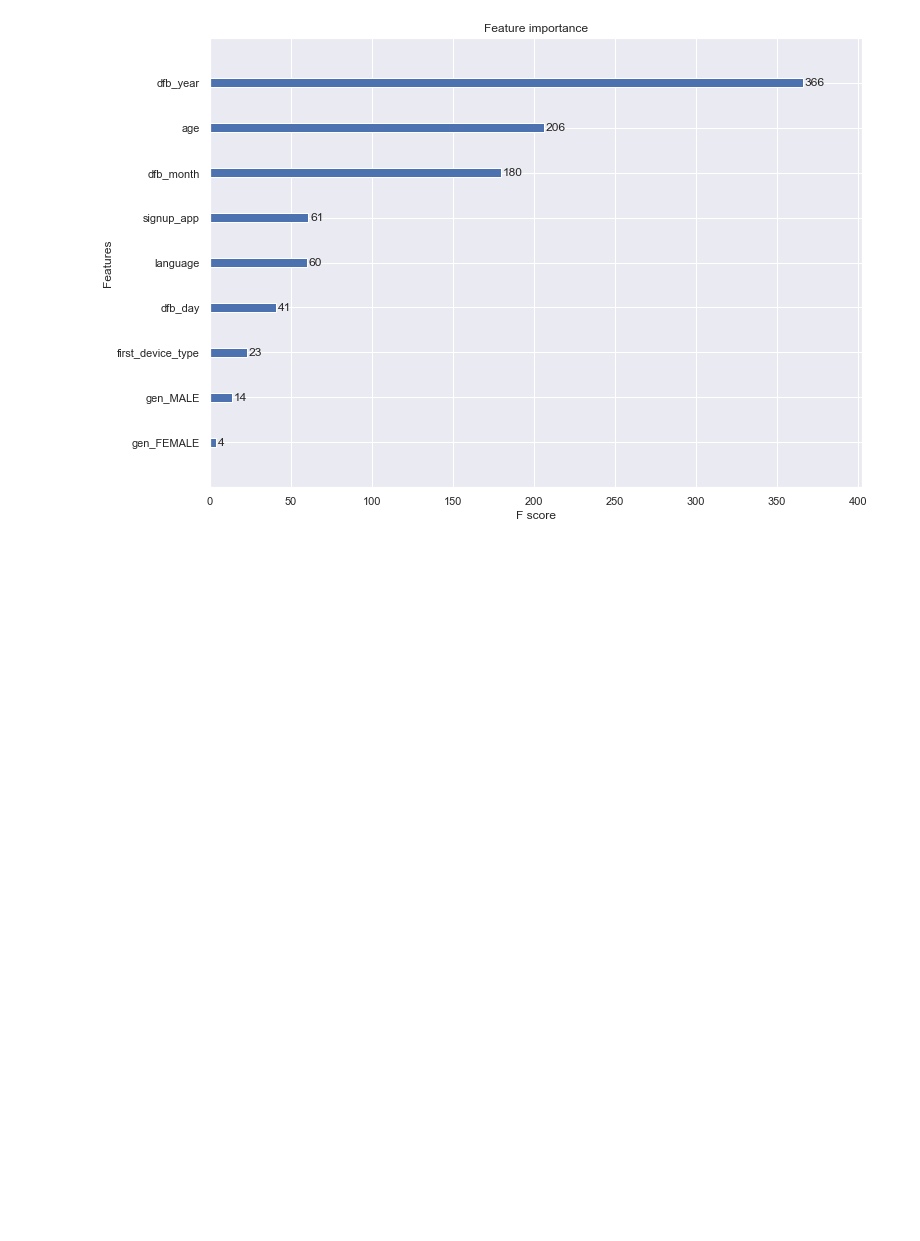
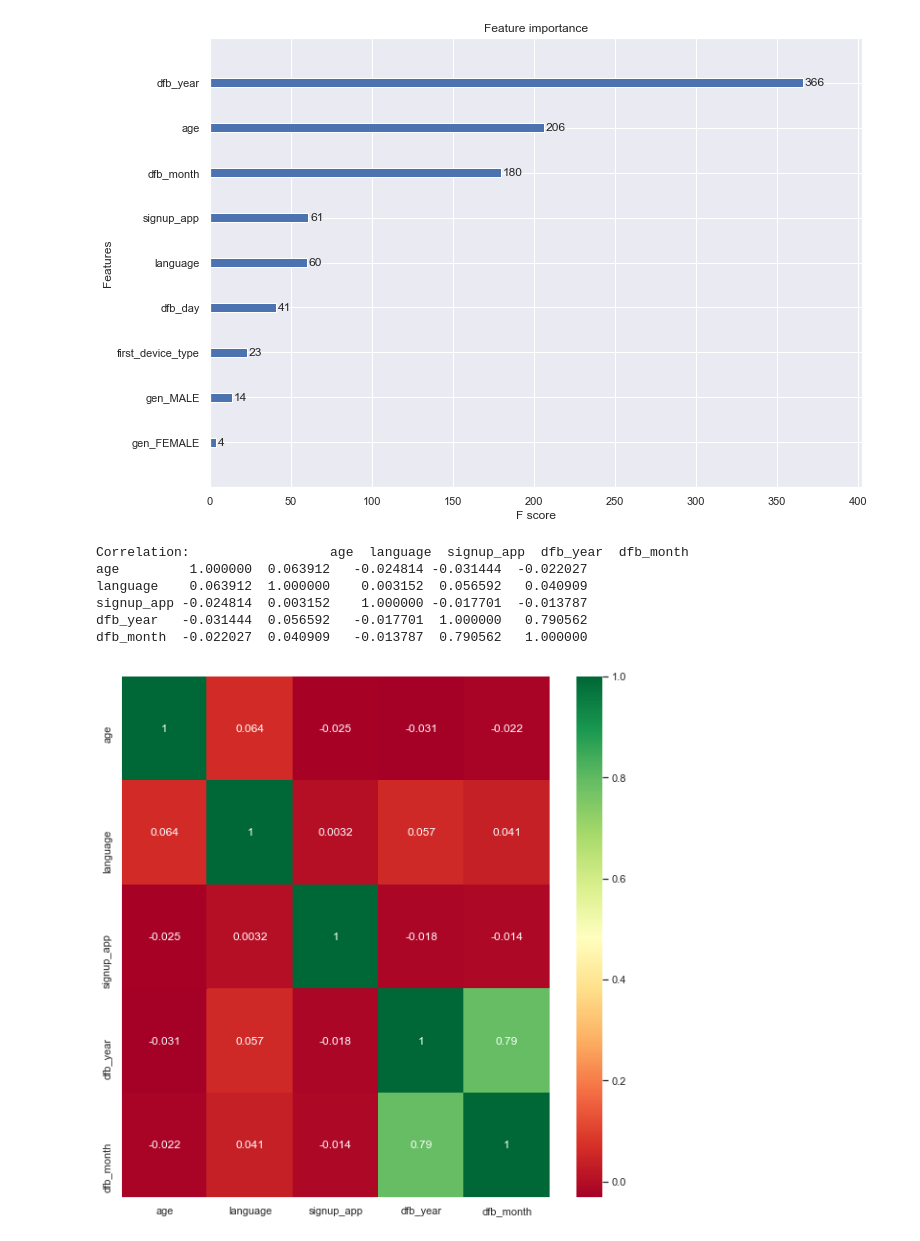
Before and after one commit to venkii83/Springboard, a Jupyter notebook: Capstone 1.ipynb, the cells around one changed output. Saved outputs shown, nothing was run; the diff lists cells and outputs as text; code cells hidden in the pictures; blank space fills up the shorter version.

```diff
--- a/Capstone 1.ipynb
+++ b/Capstone 1.ipynb
@@ -1453,3 +1439,24 @@ plot_importance(model)
 pyplot.show()
 # %% [output]
 [figure]
+# %%
+#get correlations of top five features in dataset
+dafr = dffinal_g.copy()
+dafr = dafr[['age','language','signup_app',
+                    'dfb_year','dfb_month', 'country_destination']]
+corrmat = dafr.corr()
+top_corr_features = corrmat.index
+plt.figure(figsize=(10,10))
+#plot heat map
+g=sns.heatmap(data[top_corr_features].corr(),annot=True,cmap="RdYlGn")
+print("Correlation:", dafr.corr(method='pearson'))
+#The darker the color the stronger the correlation in relevance to the other numbers. The only strong correlation we can
+#see is between dfb_year and dfb_month.
+# %% [output]
+Correlation:                  age  language  signup_app  dfb_year  dfb_month
+age         1.000000  0.063912   -0.024814 -0.031444  -0.022027
+language    0.063912  1.000000    0.003152  0.056592   0.040909
+signup_app -0.024814  0.003152    1.000000 -0.017701  -0.013787
+dfb_year   -0.031444  0.056592   -0.017701  1.000000   0.790562
+dfb_month  -0.022027  0.040909   -0.013787  0.790562   1.000000
+[figure, added]
```
Also changed, not shown: parts of 10 cells of this notebook.
